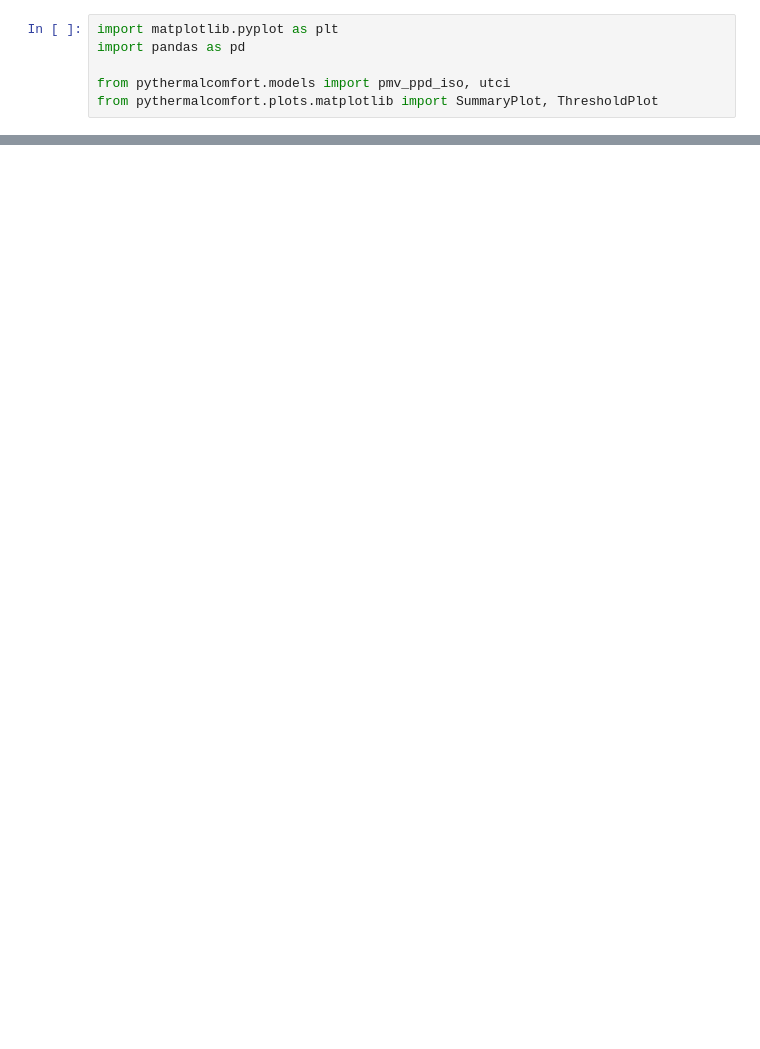
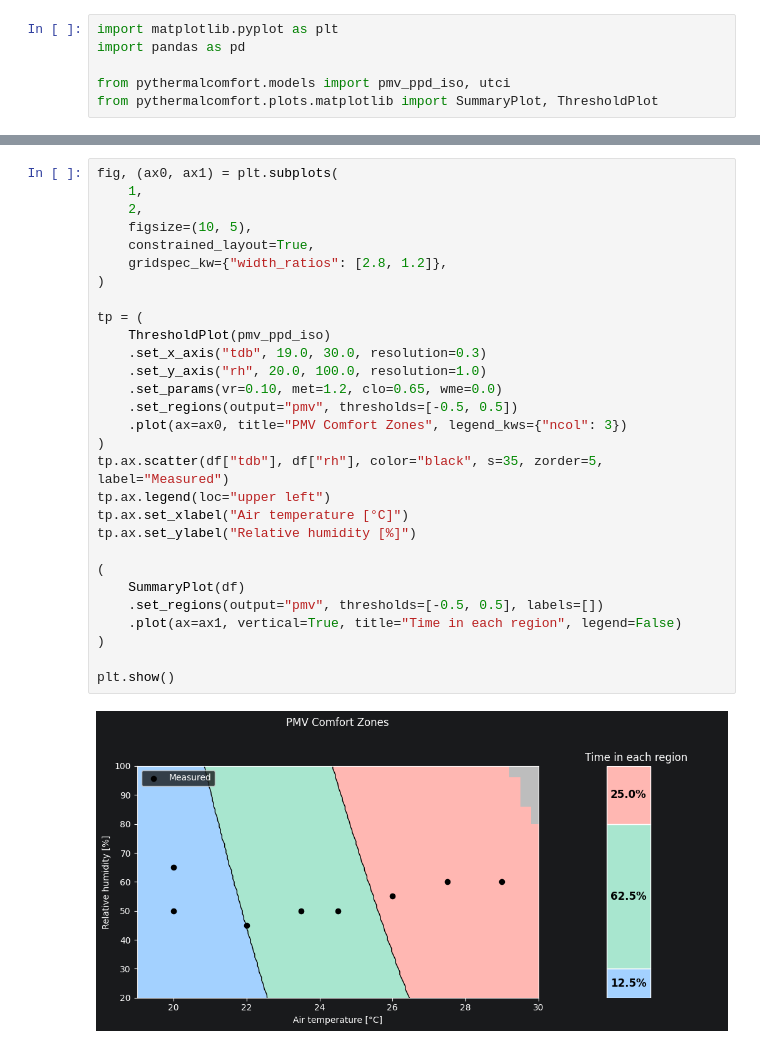
Before and after one commit to HuiHuangWYU/pythermalcomfort, a Jupyter notebook: docs/documentation/plots/matplotlib/summary_plot.ipynb, the cells around one changed output, grey strips where cells are left out. Saved outputs shown, nothing was run; the diff lists cells and outputs as text; blank space fills up the shorter version.

```diff
--- a/docs/documentation/plots/matplotlib/summary_plot.ipynb
+++ b/docs/documentation/plots/matplotlib/summary_plot.ipynb
@@ -187,0 +184,31 @@ plt.show()
+# %%
+fig, (ax0, ax1) = plt.subplots(
+    1,
+    2,
+    figsize=(10, 5),
+    constrained_layout=True,
+    gridspec_kw={"width_ratios": [2.8, 1.2]},
+)
+
+tp = (
+    ThresholdPlot(pmv_ppd_iso)
+    .set_x_axis("tdb", 19.0, 30.0, resolution=0.3)
+    .set_y_axis("rh", 20.0, 100.0, resolution=1.0)
+    .set_params(vr=0.10, met=1.2, clo=0.65, wme=0.0)
+    .set_regions(output="pmv", thresholds=[-0.5, 0.5])
+    .plot(ax=ax0, title="PMV Comfort Zones", legend_kws={"ncol": 3})
+)
+tp.ax.scatter(df["tdb"], df["rh"], color="black", s=35, zorder=5, label="Measured")
+tp.ax.legend(loc="upper left")
+tp.ax.set_xlabel("Air temperature [°C]")
+tp.ax.set_ylabel("Relative humidity [%]")
+
+(
+    SummaryPlot(df)
+    .set_regions(output="pmv", thresholds=[-0.5, 0.5], labels=[])
+    .plot(ax=ax1, vertical=True, title="Time in each region", legend=False)
+)
+
+plt.show()
+# %% [output]
+[figure, added]
```
Also changed, not shown: parts of 36 cells of this notebook, 5 other files.
